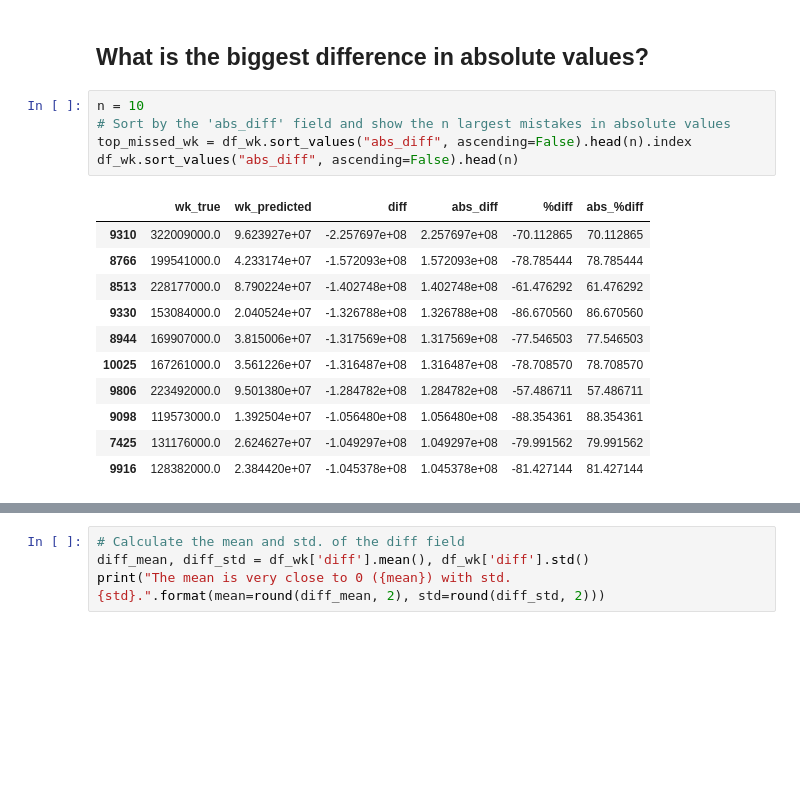
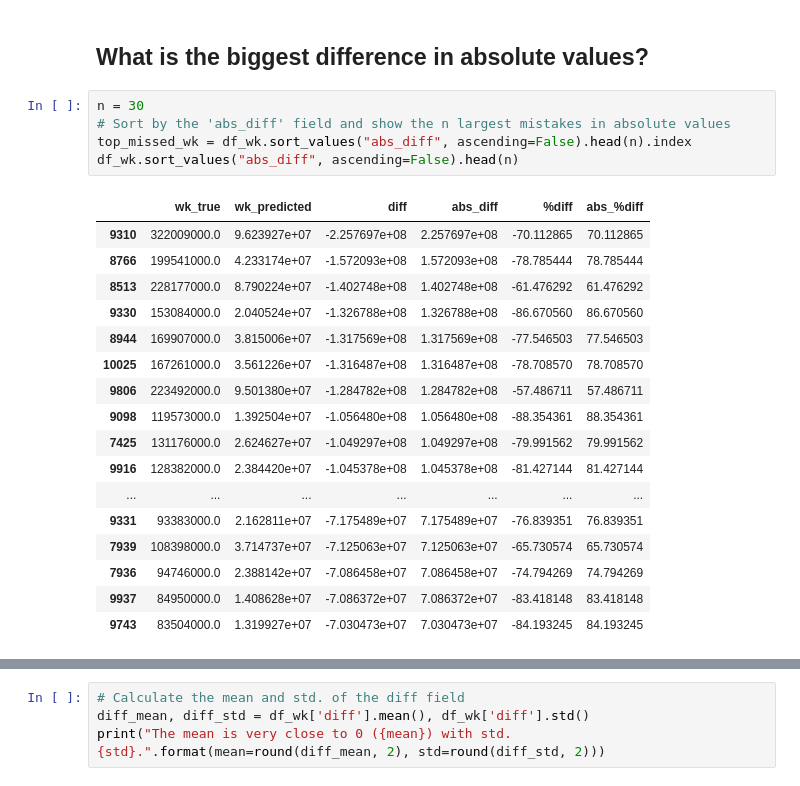
Before and after one commit to Seungmi122/bigcon2020_sales_forecasting, a Jupyter notebook: eda/residual_analysis.ipynb, the cells around one changed output, grey strips where cells are left out. Saved outputs shown, nothing was run; the diff lists cells and outputs as text; blank space fills up the shorter version.

```diff
--- a/eda/residual_analysis.ipynb
+++ b/eda/residual_analysis.ipynb
@@ -111,20 +111,26 @@ Text(0, 0.5, 'Diff')
 # %% [markdown]
 ## What is the biggest difference in absolute values?
 # %%
-n = 10
+n = 30
 # Sort by the 'abs_diff' field and show the n largest mistakes in absolute values
 top_missed_wk = df_wk.sort_values("abs_diff", ascending=False).head(n).index
 df_wk.sort_values("abs_diff", ascending=False).head(n)
 # %% [output]
 |  | wk_true | wk_predicted | diff | abs_diff | %diff | abs_%diff |
 | 9310 | 322009000.0 | 9.623927e+07 | -2.257697e+08 | 2.257697e+08 | -70.112865 | 70.112865 |
 | 8766 | 199541000.0 | 4.233174e+07 | -1.572093e+08 | 1.572093e+08 | -78.785444 | 78.785444 |
 | 8513 | 228177000.0 | 8.790224e+07 | -1.402748e+08 | 1.402748e+08 | -61.476292 | 61.476292 |
 | 9330 | 153084000.0 | 2.040524e+07 | -1.326788e+08 | 1.326788e+08 | -86.670560 | 86.670560 |
 | 8944 | 169907000.0 | 3.815006e+07 | -1.317569e+08 | 1.317569e+08 | -77.546503 | 77.546503 |
 | 10025 | 167261000.0 | 3.561226e+07 | -1.316487e+08 | 1.316487e+08 | -78.708570 | 78.708570 |
 | 9806 | 223492000.0 | 9.501380e+07 | -1.284782e+08 | 1.284782e+08 | -57.486711 | 57.486711 |
 | 9098 | 119573000.0 | 1.392504e+07 | -1.056480e+08 | 1.056480e+08 | -88.354361 | 88.354361 |
 | 7425 | 131176000.0 | 2.624627e+07 | -1.049297e+08 | 1.049297e+08 | -79.991562 | 79.991562 |
 | 9916 | 128382000.0 | 2.384420e+07 | -1.045378e+08 | 1.045378e+08 | -81.427144 | 81.427144 |
+| ... | ... | ... | ... | ... | ... | ... |
+| 9331 | 93383000.0 | 2.162811e+07 | -7.175489e+07 | 7.175489e+07 | -76.839351 | 76.839351 |
+| 7939 | 108398000.0 | 3.714737e+07 | -7.125063e+07 | 7.125063e+07 | -65.730574 | 65.730574 |
+| 7936 | 94746000.0 | 2.388142e+07 | -7.086458e+07 | 7.086458e+07 | -74.794269 | 74.794269 |
+| 9937 | 84950000.0 | 1.408628e+07 | -7.086372e+07 | 7.086372e+07 | -83.418148 | 83.418148 |
+| 9743 | 83504000.0 | 1.319927e+07 | -7.030473e+07 | 7.030473e+07 | -84.193245 | 84.193245 |
 # %%
```
Also changed, not shown: parts of 21 cells of this notebook.
